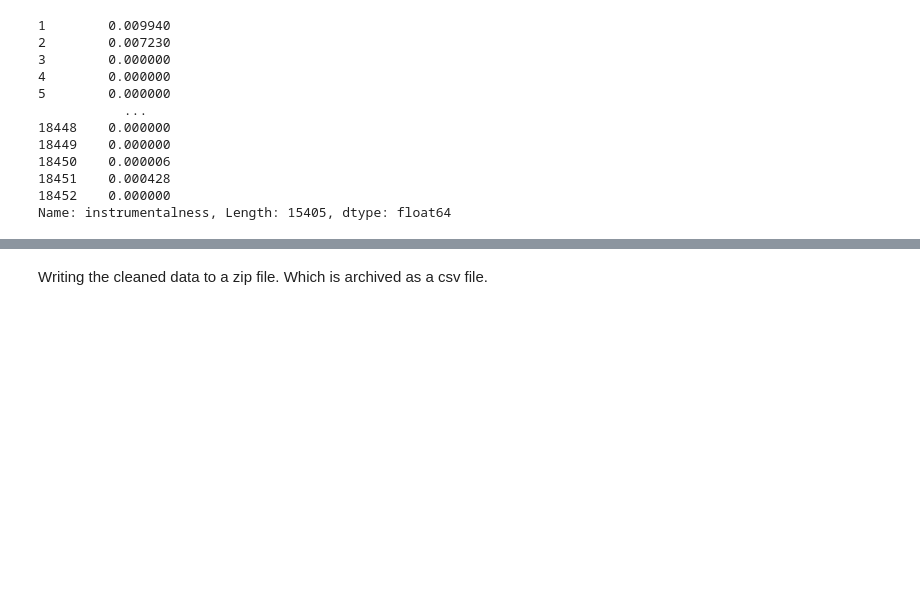
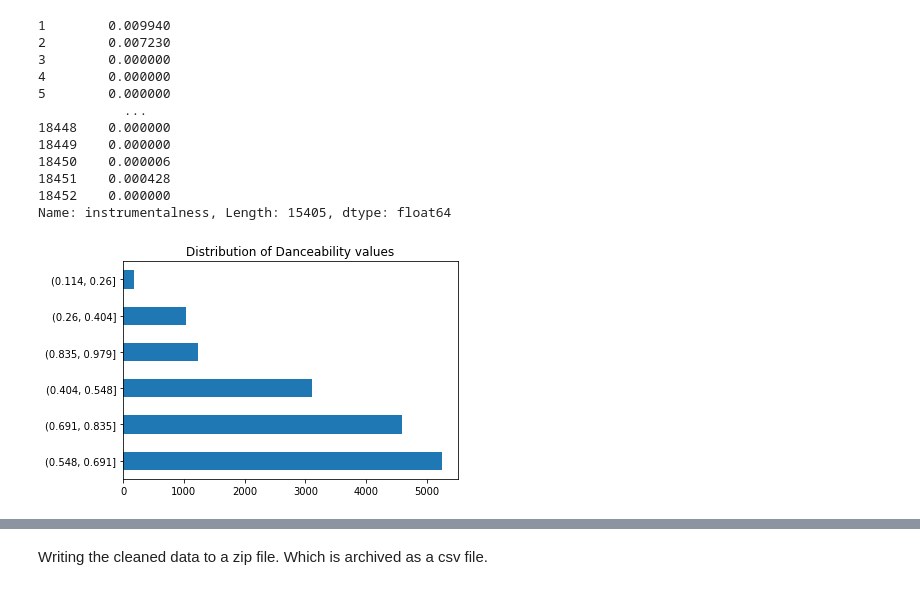
Before and after one commit to EricCallaway/Music_Recommendation_Application, a Jupyter notebook: data_cleaning/clean_RNN_dataset.ipynb, the cells around one changed output, grey strips where cells are left out. Cells and saved outputs as stored; diff of their text form; code cells hidden in the pictures; blank space fills up the shorter version.

Commit message:
[ADD] Added visualization bar charts to the notebook. Please note these bar charts show the frequency of values of each audio measure.

```diff
--- a/data_cleaning/clean_RNN_dataset.ipynb
+++ b/data_cleaning/clean_RNN_dataset.ipynb
@@ -140,3 +141,9 @@ df['instrumentalness']
 18451    0.000428
 18452    0.000000
 Name: instrumentalness, Length: 15405, dtype: float64
+# %%
+dance_bar = df.danceability.value_counts(bins=6).plot(kind='barh')
+plt.title('Distribution of Danceability values')
+plt.show()
+# %% [output]
+[figure, added]
```
Also changed, not shown: parts of 11 cells of this notebook.
